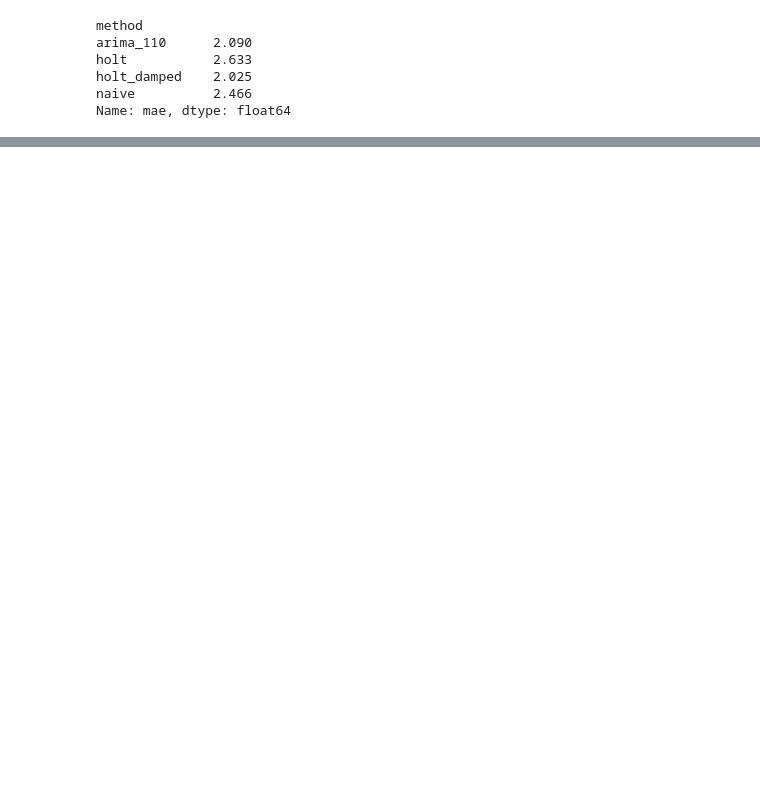
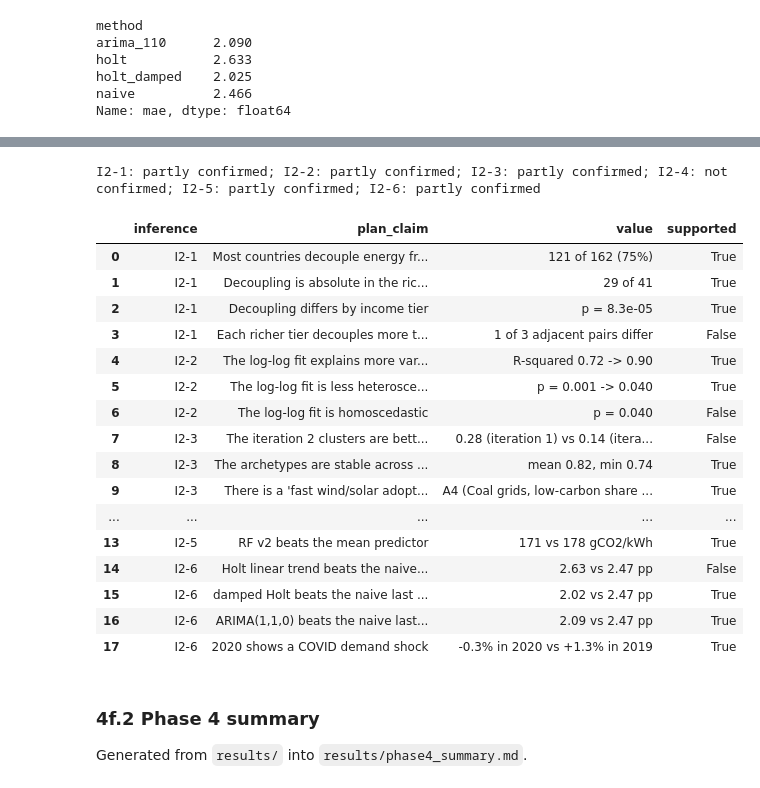
Before and after one commit to GOW444/parallax, a Jupyter notebook: notebooks/A3_workflow.ipynb, the cells around one changed output, grey strips where cells are left out. Drawn from its saved outputs; the diff is of its cells as text; code cells hidden in the pictures; blank space fills up the shorter version.

```diff
--- a/notebooks/A3_workflow.ipynb
+++ b/notebooks/A3_workflow.ipynb
@@ -3221,0 +3292,50 @@ Name: mae, dtype: float64
+# %%
+from src import hypotheses
+
+claims_i2 = (
+    hypotheses.check_i2_1(
+        pd.read_csv(config.RESULTS / "iter2_decoupling_counts.csv"),
+        pd.read_csv(config.RESULTS / "iter2_pairwise.csv"),
+        logbook.load_metrics("iter2_kw"),
+    )
+    + hypotheses.check_i2_2(pd.read_csv(config.RESULTS / "iter2_ols_comparison.csv"))
+    + hypotheses.check_i2_3(
+        logbook.load_metrics("iter2_silhouette_compare"),
+        logbook.load_metrics("iter2_stability"),
+        pd.read_csv(config.RESULTS / "iter2_centroids.csv"),
+        pd.read_csv(config.RESULTS / "archetype_names.csv"),
+    )
+    + hypotheses.check_i2_4(logbook.load_metrics("iter2_producers"))
+    + hypotheses.check_i2_5(logbook.load_metrics("iter2_rf_comparison"))
+    + hypotheses.check_i2_6(
+        pd.read_csv(config.RESULTS / "iter2_forecast_metrics.csv"),
+        logbook.load_metrics("iter2_covid"),
+    )
+)
+hypothesis_check_i2 = hypotheses.hypothesis_table(claims_i2, config.PLAN_HYPOTHESES_ITER2)
+hypothesis_check_i2.to_csv(config.RESULTS / "iter2_hypothesis_check.csv", index=False)
+verdicts_i2 = hypothesis_check_i2.groupby("inference")["overall_verdict"].first()
+print("; ".join(f"{i}: {v}" for i, v in verdicts_i2.items()))
+hypothesis_check_i2[["inference", "plan_claim", "value", "supported"]]
+# %% [output]
+I2-1: partly confirmed; I2-2: partly confirmed; I2-3: partly confirmed; I2-4: not confirmed; I2-5: partly confirmed; I2-6: partly confirmed
+|  | inference | plan_claim | value | supported |
+| 0 | I2-1 | Most countries decouple energy fr... | 121 of 162 (75%) | True |
+| 1 | I2-1 | Decoupling is absolute in the ric... | 29 of 41 | True |
+| 2 | I2-1 | Decoupling differs by income tier | p = 8.3e-05 | True |
+| 3 | I2-1 | Each richer tier decouples more t... | 1 of 3 adjacent pairs differ | False |
+| 4 | I2-2 | The log-log fit explains more var... | R-squared 0.72 -> 0.90 | True |
+| 5 | I2-2 | The log-log fit is less heterosce... | p = 0.001 -> 0.040 | True |
+| 6 | I2-2 | The log-log fit is homoscedastic | p = 0.040 | False |
+| 7 | I2-3 | The iteration 2 clusters are bett... | 0.28 (iteration 1) vs 0.14 (itera... | False |
+| 8 | I2-3 | The archetypes are stable across ... | mean 0.82, min 0.74 | True |
+| 9 | I2-3 | There is a 'fast wind/solar adopt... | A4 (Coal grids, low-carbon share ... | True |
+| ... | ... | ... | ... | ... |
+| 13 | I2-5 | RF v2 beats the mean predictor | 171 vs 178 gCO2/kWh | True |
+| 14 | I2-6 | Holt linear trend beats the naive... | 2.63 vs 2.47 pp | False |
+| 15 | I2-6 | damped Holt beats the naive last ... | 2.02 vs 2.47 pp | True |
+| 16 | I2-6 | ARIMA(1,1,0) beats the naive last... | 2.09 vs 2.47 pp | True |
+| 17 | I2-6 | 2020 shows a COVID demand shock | -0.3% in 2020 vs +1.3% in 2019 | True |
+# %% [markdown]
+### 4f.2 Phase 4 summary
+Generated from `results/` into `results/phase4_summary.md`.
```
Also changed, not shown: parts of 46 cells of this notebook, 42 other files.
